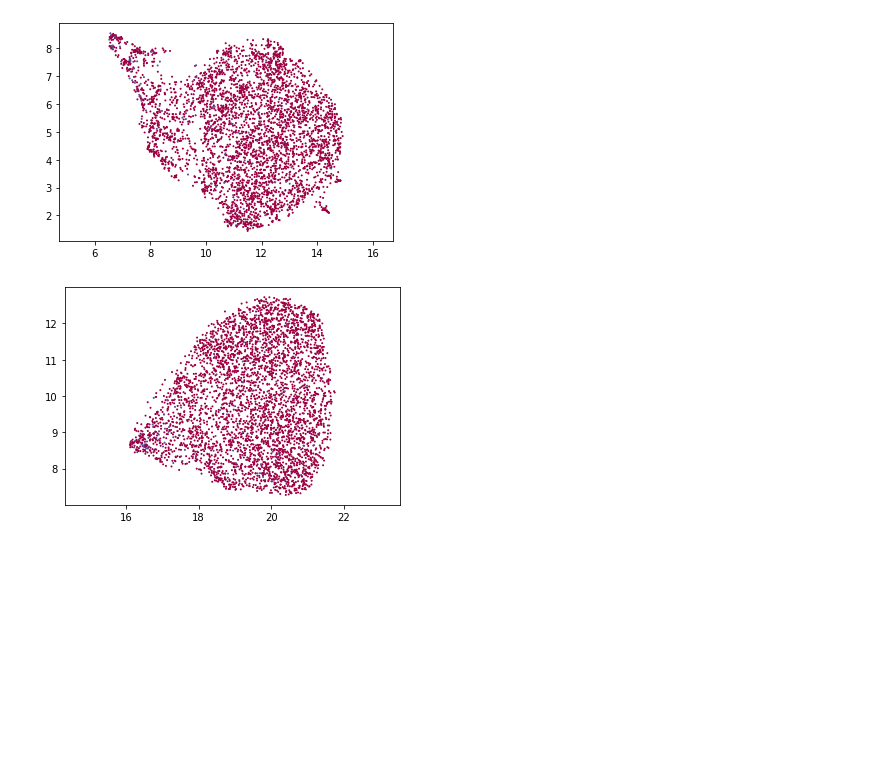
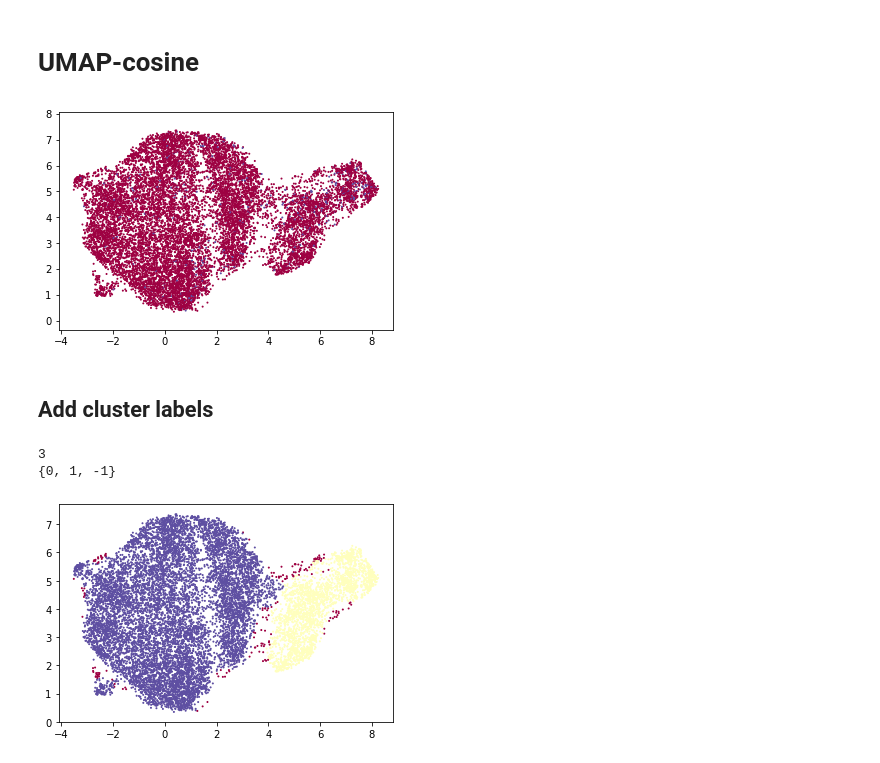
Before and after one commit to chingheng113/reStroke, a Jupyter notebook: experiments/clustering_vital_sign_data.ipynb, the cells around one changed output. Cells and saved outputs as stored; diff of their text form; code cells hidden in the pictures; blank space fills up the shorter version.

```diff
--- a/experiments/clustering_vital_sign_data.ipynb
+++ b/experiments/clustering_vital_sign_data.ipynb
@@ -8,11 +10,7 @@ import umap
 # %%
-tidy_data = pd.read_csv('vitalsing_data.csv').sample(n=4000, random_state=369)
-
-X_data = tidy_data.drop(['ID','CHT_NO', 'admin_date', 'discharge_date',
+tidy_data = pd.read_csv('vitalsing_data.csv')
+print(tidy_data.shape)
+X_data = tidy_data.drop(['ID', 'CHT_NO', 'admin_date', 'discharge_date',
                          'AllMortality', 'CVDeath  ', 'Death Date', 'SurvivalWeeks'], axis=1)
 y_data = tidy_data[['SurvivalWeeks']]
 y_data = (y_data < 24).astype(int)
-
-categorical_ix = [0, 2, 3, 4, 5, 6, 7, 8]
-categorical_columns = X_data.columns[categorical_ix].values
-numerical_columns =  np.setdiff1d(X_data.columns, categorical_columns)
@@ -19,3 +19,14 @@ numerical_columns =  np.setdiff1d(X_data.columns, categorical_columns)
+# %%
+# remove constant features
+from sklearn.feature_selection import VarianceThreshold
+selector = VarianceThreshold(threshold=0)
+selector.fit(X_data)
+X_data = X_data[X_data.columns[selector.get_support(indices=True)]]
+# %%
+categorical_ix = np.array([0, 2, 3, 4, 5, 6, 7, 8])
+categorical_columns = X_data.columns[categorical_ix].values
+numerical_columns = np.setdiff1d(X_data.columns, categorical_columns)
+numerical_ix = np.array([X_data.columns.get_loc(c) for c in numerical_columns])
 # %%
 print(X_data.head())
 print(categorical_columns)
@@ -66,27 +103,17 @@ print(X_data.head())
+# %% [markdown]
+# UMAP-cosine
 # %%
-reducer = umap.UMAP(random_state=369)
-umap_embedding = reducer.fit_transform(X_data_one_hot)
+reducer = umap.UMAP(metric='cosine', random_state=369)
+
+umap_cos_embedding = reducer.fit_transform(X_data_one_hot)
 
 plt.clf()
 plt.scatter(
-    umap_embedding[:, 0],
-    umap_embedding[:, 1],
+    umap_cos_embedding[:, 0],
+    umap_cos_embedding[:, 1],
     c=y_data.values.astype(int), s=1, cmap='Spectral')
 plt.gca().set_aspect('equal', 'datalim')
 # %% [output]
-[figure, old version]
+[figure, new version]
-# %%
-import distython
-
-heom_metric = distython.HEOM(X_data, categorical_ix)
-reducer = umap.UMAP(metric=heom_metric.heom, random_state=369 , n_neighbors=50)
-umap_heom_embedding = reducer.fit_transform(X_data)
-
-plt.clf()
-plt.scatter(
-    umap_heom_embedding[:, 0],
-    umap_heom_embedding[:, 1],
-    c=y_data.values.astype(int), s=1, cmap='Spectral')
-plt.gca().set_aspect('equal', 'datalim')
-# %% [output]
-[figure, removed]
+# %% [markdown]
+## Add cluster labels
@@ -92,0 +125,20 @@ plt.gca().set_aspect('equal', 'datalim')
+# %%
+umap_cluster = hdbscan.HDBSCAN(
+    min_samples=50,
+    min_cluster_size=2,
+    cluster_selection_epsilon=0.5
+).fit(umap_cos_embedding)
+
+plt.clf()
+plt.scatter(umap_cos_embedding[:, 0],
+            umap_cos_embedding[:, 1],
+            c=umap_cluster.labels_,
+            s=1,
+            cmap='Spectral');
+tidy_data['umap_label'] = umap_cluster.labels_
+print(len(set(umap_cluster.labels_)))
+print(set(umap_cluster.labels_))
+# %% [output]
+3
+{0, 1, -1}
+[figure, added]
```
Also changed, not shown: parts of 11 cells of this notebook, 5 other files.
